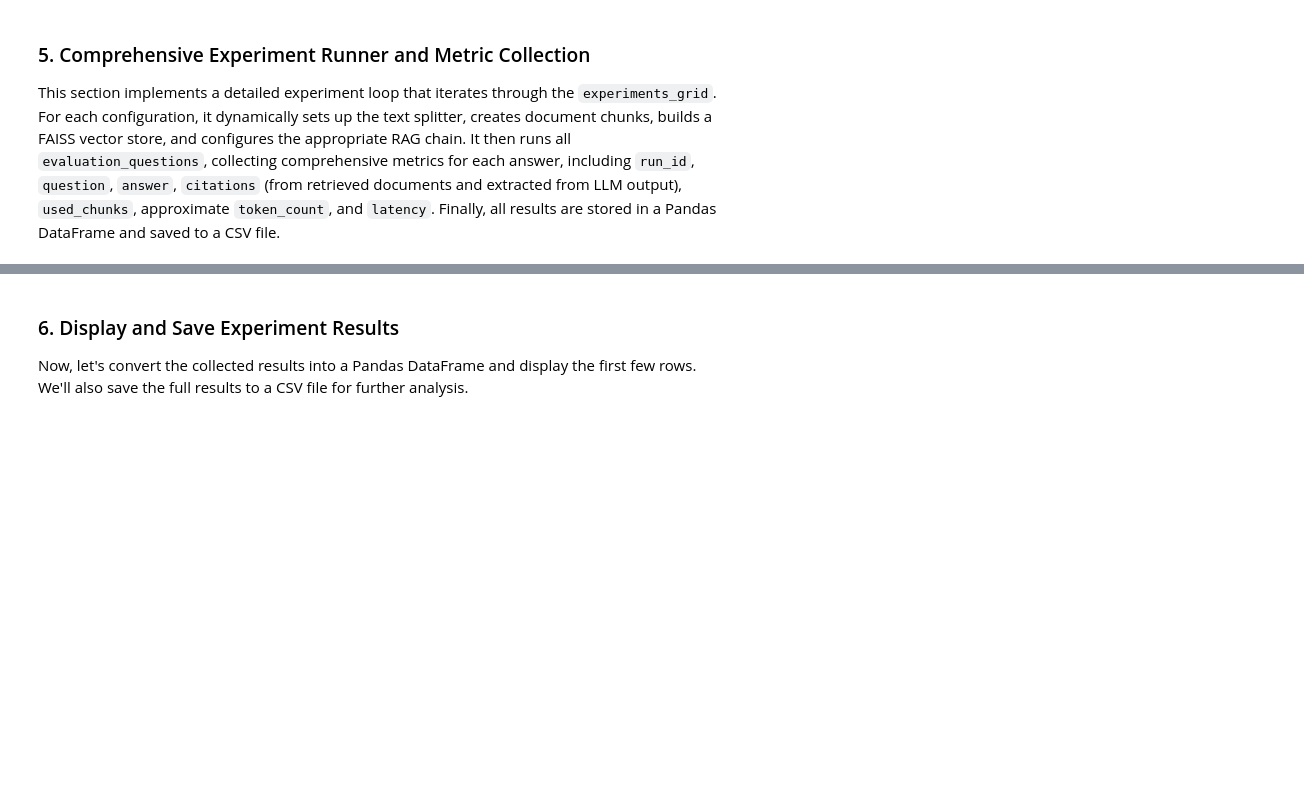
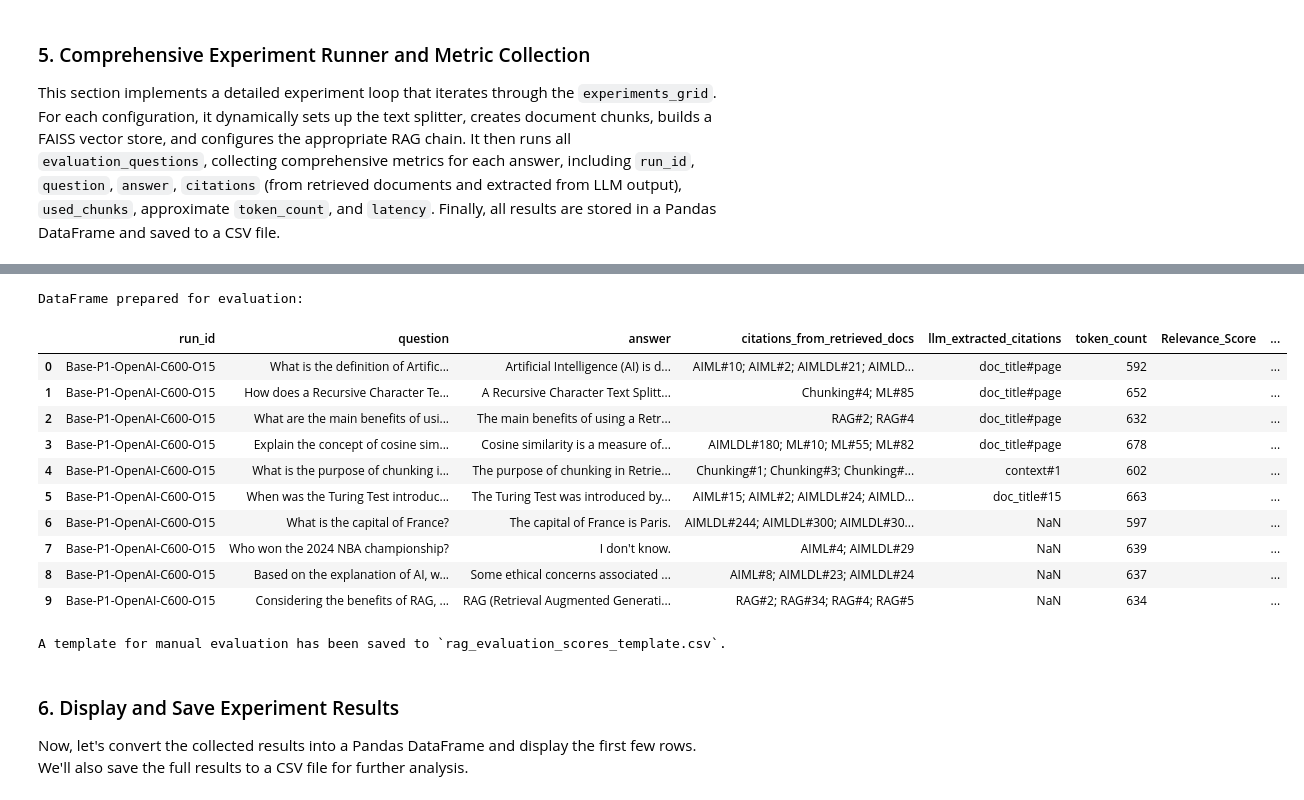
Before and after one commit to abilashkannanv/AIML, a Jupyter notebook: RAG.ipynb, the cells around one changed output, grey strips where cells are left out. Drawn from its saved outputs; the diff is of its cells as text; code cells hidden in the pictures; blank space fills up the shorter version.

```diff
--- a/RAG.ipynb
+++ b/RAG.ipynb
@@ -551,0 +575,17 @@ ModuleNotFoundError: No module named 'langchain.callbacks'
+# %%
+import pandas as pd
+
+# Load the experiment results
+output_csv_path = "rag_experiment_results.csv"
+try:
+    evaluation_df = pd.read_csv(output_csv_path)
+    print(f"Successfully loaded {len(evaluation_df)} results from {output_csv_path}")
+except FileNotFoundError:
+    print(f"Error: The file {output_csv_path} was not found. Please ensure the comprehensive experiment runner (cell `f531e361`) has been successfully executed.")
+    evaluation_df = pd.DataFrame() # Create an empty DataFrame to avoid further errors
+
+# Display the columns to verify data
+if not evaluation_df.empty:
+    print("\nColumns in loaded DataFrame:")
+    print(evaluation_df.columns.tolist())
+    display(evaluation_df.head())
@@ -552,3 +603,58 @@ ModuleNotFoundError: No module named 'langchain.callbacks'
+# %%
+if not evaluation_df.empty:
+    # Initialize columns for manual scoring
+    evaluation_df['Relevance_Score'] = ''
+    evaluation_df['Groundedness_Score'] = ''
+    evaluation_df['Citation_Correctness_Score'] = ''
+
+    # Automated Conciseness Score
+    evaluation_df['Conciseness_Score'] = evaluation_df['token_count'].apply(lambda x:
+        2 if x <= 120 else (1 if x <= 150 else 0)
+    )
+
+    # Automated Refusal Correctness for Boundary Questions
+    boundary_questions = [
+        "What is the capital of France?",
+        "Who won the 2024 NBA championship?"
+    ]
+
+    def check_refusal(row):
+        if row['question'] in boundary_questions:
+            answer_lower = row['answer'].lower()
+            if "i don't know" in answer_lower or "not know" in answer_lower or "cannot answer" in answer_lower or "not found" in answer_lower or "no information" in answer_lower:
+                return 'Yes'
+            else:
+                return 'No'
+        return 'N/A'
+
+    evaluation_df['Refusal_Correct'] = evaluation_df.apply(check_refusal, axis=1)
+
+    # Memory Continuity - mark as N/A due to current RAG chain design
+    evaluation_df['Memory_Continuity_Score'] = 'N/A'
+
+    print("\nDataFrame prepared for evaluation:")
+    # Display relevant columns for easy manual scoring
+    display(evaluation_df[['run_id', 'question', 'answer', 'citations_from_retrieved_docs', 'llm_extracted_citations', 'token_count', 'Relevance_Score', 'Groundedness_Score', 'Citation_Correctness_Score', 'Conciseness_Score', 'Refusal_Correct', 'Memory_Continuity_Score']].head(10))
+
+    # Optionally save this prepared DataFrame for external manual review
+    evaluation_df.to_csv('rag_evaluation_scores_template.csv', index=False)
+    print("\nA template for manual evaluation has been saved to `rag_evaluation_scores_template.csv`.")
+else:
+    print("Cannot prepare evaluation DataFrame because `evaluation_df` is empty.")
+# %% [output]
+DataFrame prepared for evaluation:
+|  | run_id | question | answer | citations_from_retrieved_docs | llm_extracted_citations | token_count | Relevance_Score | ... |
+| 0 | Base-P1-OpenAI-C600-O15 | What is the definition of Artific... | Artificial Intelligence (AI) is d... | AIML#10; AIML#2; AIMLDL#21; AIMLD... | doc_title#page | 592 |  | ... |
+| 1 | Base-P1-OpenAI-C600-O15 | How does a Recursive Character Te... | A Recursive Character Text Splitt... | Chunking#4; ML#85 | doc_title#page | 652 |  | ... |
+| 2 | Base-P1-OpenAI-C600-O15 | What are the main benefits of usi... | The main benefits of using a Retr... | RAG#2; RAG#4 | doc_title#page | 632 |  | ... |
+| 3 | Base-P1-OpenAI-C600-O15 | Explain the concept of cosine sim... | Cosine similarity is a measure of... | AIMLDL#180; ML#10; ML#55; ML#82 | doc_title#page | 678 |  | ... |
+| 4 | Base-P1-OpenAI-C600-O15 | What is the purpose of chunking i... | The purpose of chunking in Retrie... | Chunking#1; Chunking#3; Chunking#... | context#1 | 602 |  | ... |
+| 5 | Base-P1-OpenAI-C600-O15 | When was the Turing Test introduc... | The Turing Test was introduced by... | AIML#15; AIML#2; AIMLDL#24; AIMLD... | doc_title#15 | 663 |  | ... |
+| 6 | Base-P1-OpenAI-C600-O15 | What is the capital of France? | The capital of France is Paris. | AIMLDL#244; AIMLDL#300; AIMLDL#30... | NaN | 597 |  | ... |
+| 7 | Base-P1-OpenAI-C600-O15 | Who won the 2024 NBA championship? | I don't know. | AIML#4; AIMLDL#29 | NaN | 639 |  | ... |
+| 8 | Base-P1-OpenAI-C600-O15 | Based on the explanation of AI, w... | Some ethical concerns associated ... | AIML#8; AIMLDL#23; AIMLDL#24 | NaN | 637 |  | ... |
+| 9 | Base-P1-OpenAI-C600-O15 | Considering the benefits of RAG, ... | RAG (Retrieval Augmented Generati... | RAG#2; RAG#34; RAG#4; RAG#5 | NaN | 634 |  | ... |
+A template for manual evaluation has been saved to `rag_evaluation_scores_template.csv`.
 # %% [markdown]
 ### 6. Display and Save Experiment Results
 
```
Also changed, not shown: parts of 19 cells of this notebook.
